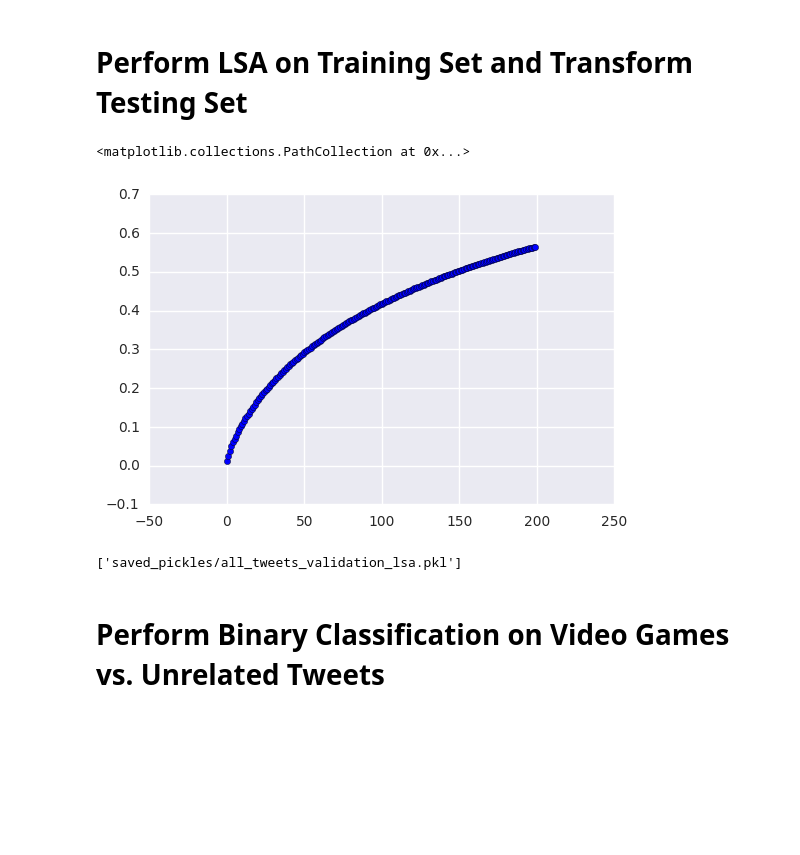
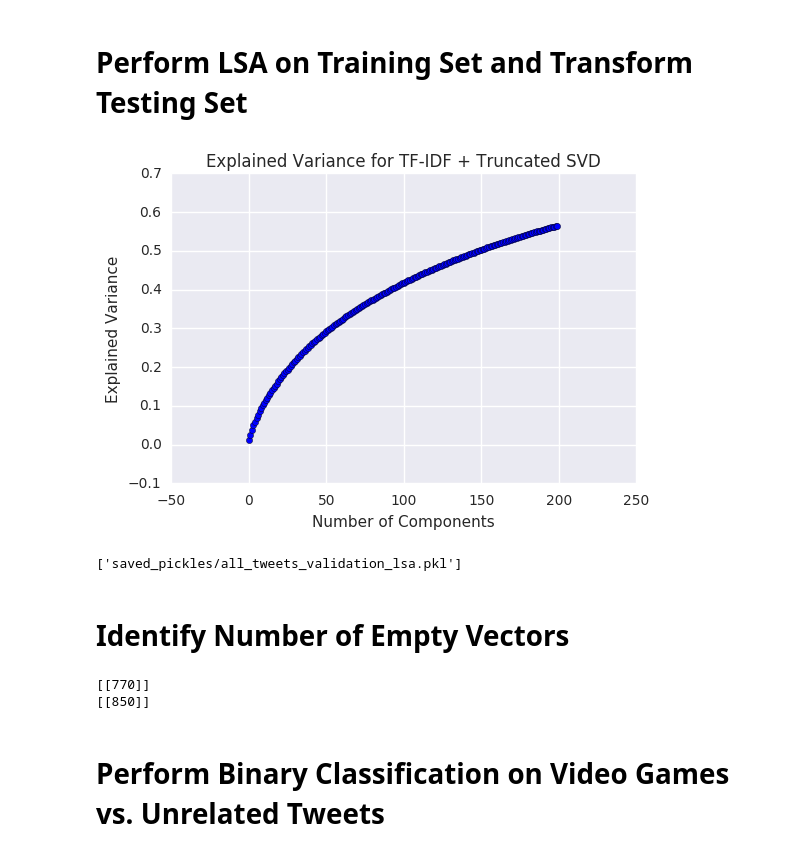
Before and after one commit to davidsanford/DSI_Capstone, a Jupyter notebook: Binary_Classification_Model.ipynb, the cells around one changed output. Drawn from its saved outputs; the diff is of its cells as text; code cells hidden in the pictures; blank space fills up the shorter version.

```diff
--- a/Binary_Classification_Model.ipynb
+++ b/Binary_Classification_Model.ipynb
@@ -32,10 +32,13 @@ all_tweets_training_lsa, vectorizer, svd = lsa_pipeline(all_tweets_training, min
 # %%
 exp_var = svd.explained_variance_ratio_
 
 plt.scatter(x=range(len(exp_var)), y=[sum(exp_var[:i+1]) for i in range(len(exp_var))])
+plt.title("Explained Variance for TF-IDF + Truncated SVD")
+plt.xlabel("Number of Components")
+plt.ylabel("Explained Variance")
+plt.savefig("variation.pdf")
 # %% [output]
-<matplotlib.collections.PathCollection at 0x...>
-[figure, old version]
+[figure, new version]
 # %%
 all_tweets_validation_lsa = run_lsa(all_tweets_validation, vectorizer, svd)
 # %%
@@ -47,6 +50,14 @@ joblib.dump(all_tweets_training_lsa, "saved_pickles/all_tweets_training_lsa.pkl"
 joblib.dump(all_tweets_validation_lsa, "saved_pickles/all_tweets_validation_lsa.pkl")
 # %% [output]
 ['saved_pickles/all_tweets_validation_lsa.pkl']
+# %% [markdown]
+# Identify Number of Empty Vectors
+# %%
+print sum(vectorizer.transform(all_tweets_training["cleaned_text"]).sum(axis=1) == 0)
+print sum(vectorizer.transform(all_tweets_validation["cleaned_text"]).sum(axis=1) == 0)
+# %% [output]
+[[770]]
+[[850]]
 # %% [markdown]
 # Perform Binary Classification on Video Games vs. Unrelated Tweets
 # %%
```
Also changed, not shown: parts of 5 cells of this notebook, 7 other files.
